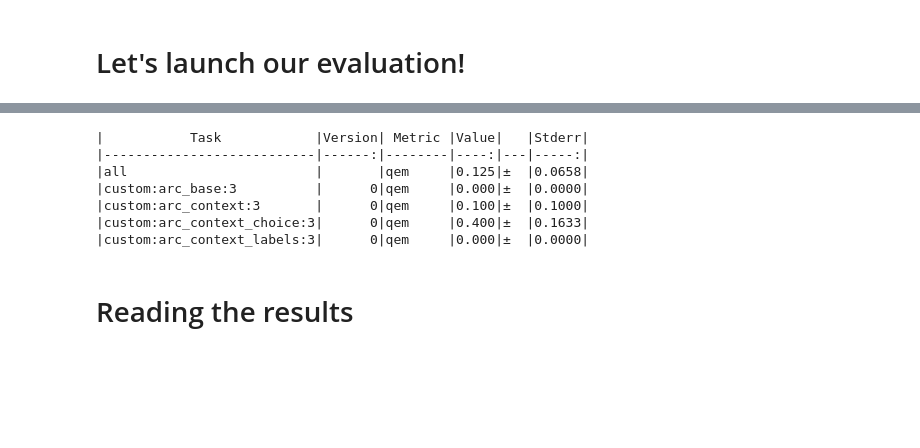
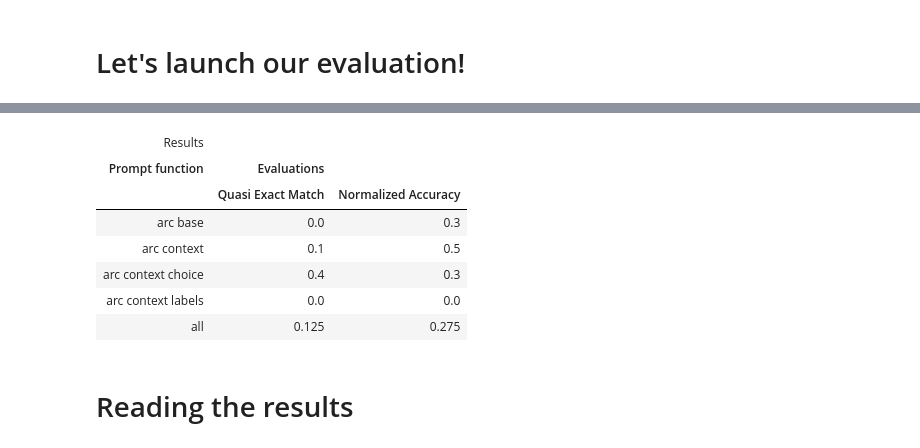
Before and after one commit to huggingface/evaluation-guidebook, a Jupyter notebook: examples/comparing_task_formulations.ipynb, the cells around one changed output, grey strips where cells are left out. Drawn from its saved outputs; the diff is of its cells as text; code cells hidden in the pictures; blank space fills up the shorter version.

Commit message:
cleared outputs + added a table in the notebook

```diff
--- a/examples/comparing_task_formulations.ipynb
+++ b/examples/comparing_task_formulations.ipynb
@@ -248,3 +269,16 @@ def main():
 # %%
-main()
+results = pipeline.get_results()["results"]
+results_processed = []
+for eval_name, eval_results in results.items():
+    results_processed.append({
+        "Prompt function": (eval_name.split(":")[1] if ":" in eval_name else eval_name).replace("_", " "),
+        "Quasi Exact Match": eval_results["qem"],
+        "Normalized Accuracy": eval_results["acc_norm"]
+    })
+results_data = pl.from_dicts(results_processed, strict=False)
+(GT(results_data.head(max_samples*4))
+    .tab_header("Results")
+     .tab_spanner(label="Evaluations", columns=["Quasi Exact Match", "Normalized Accuracy"])
+
+)
 # %% [output]
@@ -268,10 +285,11 @@ WARNING:lighteval.logging.hierarchical_logger:Saving details to .../tmp/details/
-|           Task            |Version| Metric |Value|   |Stderr|
-|---------------------------|------:|--------|----:|---|-----:|
-|all                        |       |qem     |0.125|±  |0.0658|
-|custom:arc_base:3          |      0|qem     |0.000|±  |0.0000|
-|custom:arc_context:3       |      0|qem     |0.100|±  |0.1000|
-|custom:arc_context_choice:3|      0|qem     |0.400|±  |0.1633|
-|custom:arc_context_labels:3|      0|qem     |0.000|±  |0.0000|
+| Results |  |  |
+| Prompt function | Evaluations |  |
+|  | Quasi Exact Match | Normalized Accuracy |
+| arc base | 0.0 | 0.3 |
+| arc context | 0.1 | 0.5 |
+| arc context choice | 0.4 | 0.3 |
+| arc context labels | 0.0 | 0.0 |
+| all | 0.125 | 0.275 |
 # %% [markdown]
 # Reading the results
 # %%
```
Also changed, not shown: parts of 7 cells of this notebook.
